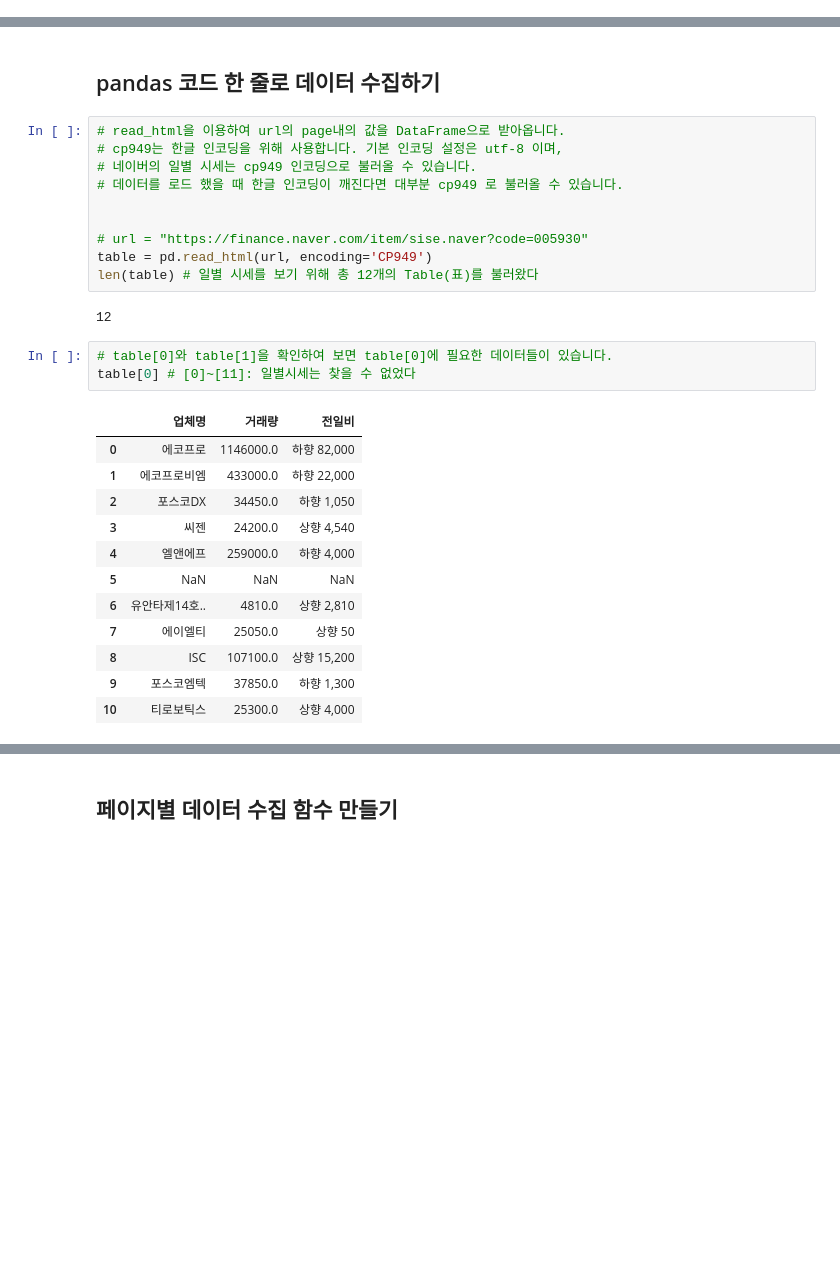
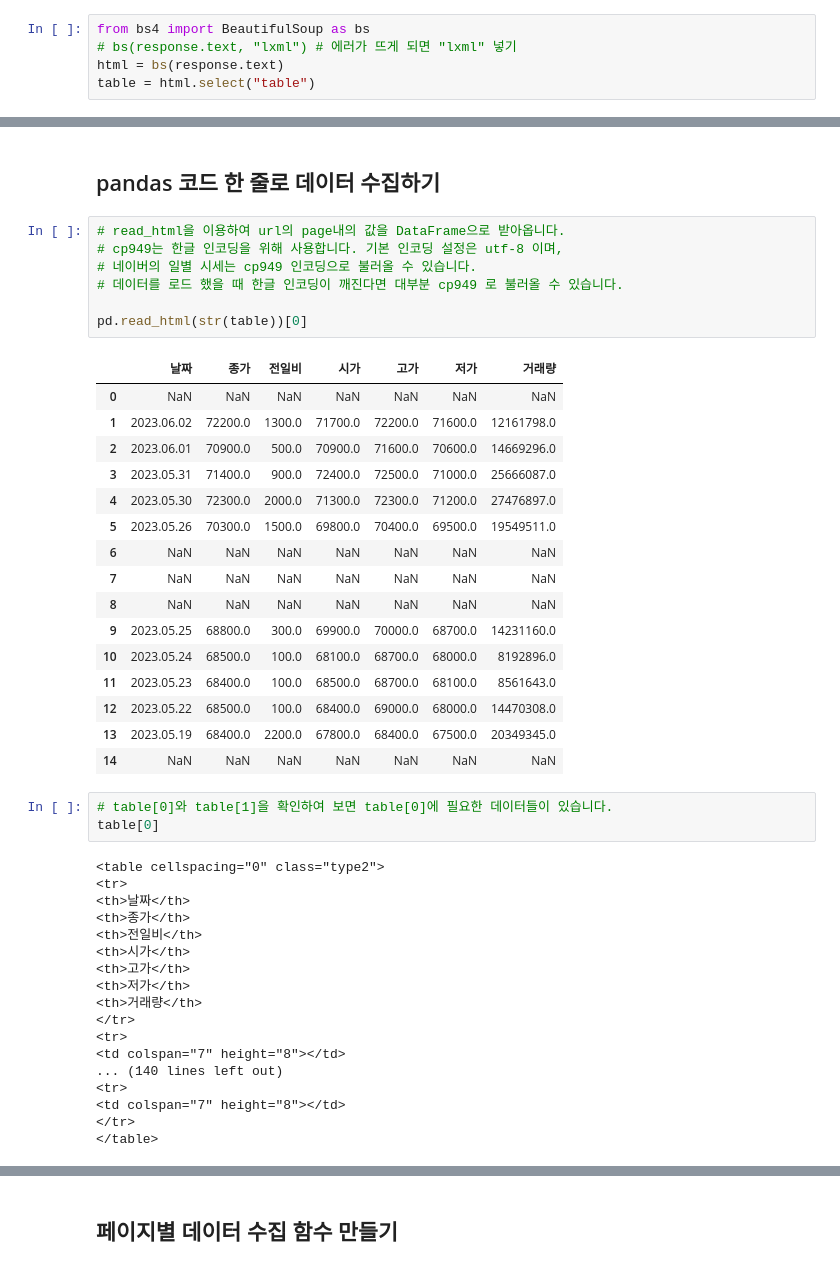
Before and after one commit to jamjamzo/finance-data-analysis, a Jupyter notebook: 3.3 네이버금융 개별종목 수집-input.ipynb, the cells around one changed output, grey strips where cells are left out. Cells and saved outputs as stored; diff of their text form; blank space fills up the shorter version.

```diff
--- a/3.3 네이버금융 개별종목 수집-input.ipynb
+++ b/3.3 네이버금융 개별종목 수집-input.ipynb
@@ -73,3 +94,8 @@ response.text
 ## BeautifulSoup 을 통한 table 태그 찾기
 
 * [Beautiful Soup Documentation — Beautiful Soup 4.9.0 documentation](https://www.crummy.com/software/BeautifulSoup/bs4/doc/)
+# %%
+from bs4 import BeautifulSoup as bs
+# bs(response.text, "lxml") # 에러가 뜨게 되면 "lxml" 넣기
+html = bs(response.text)
+table = html.select("table")
@@ -78,30 +124,47 @@ response.text
 # %%
 # read_html을 이용하여 url의 page내의 값을 DataFrame으로 받아옵니다.
 # cp949는 한글 인코딩을 위해 사용합니다. 기본 인코딩 설정은 utf-8 이며,
 # 네이버의 일별 시세는 cp949 인코딩으로 불러올 수 있습니다.
 # 데이터를 로드 했을 때 한글 인코딩이 깨진다면 대부분 cp949 로 불러올 수 있습니다.
 
-
-# url = "https://finance.naver.com/item/sise.naver?code=005930"
-table = pd.read_html(url, encoding='CP949')
-len(table) # 일별 시세를 보기 위해 총 12개의 Table(표)를 불러왔다
+pd.read_html(str(table))[0]
 # %% [output]
-12
+|  | 날짜 | 종가 | 전일비 | 시가 | 고가 | 저가 | 거래량 |
+| 0 | NaN | NaN | NaN | NaN | NaN | NaN | NaN |
+| 1 | 2023.06.02 | 72200.0 | 1300.0 | 71700.0 | 72200.0 | 71600.0 | 12161798.0 |
+| 2 | 2023.06.01 | 70900.0 | 500.0 | 70900.0 | 71600.0 | 70600.0 | 14669296.0 |
+| 3 | 2023.05.31 | 71400.0 | 900.0 | 72400.0 | 72500.0 | 71000.0 | 25666087.0 |
+| 4 | 2023.05.30 | 72300.0 | 2000.0 | 71300.0 | 72300.0 | 71200.0 | 27476897.0 |
+| 5 | 2023.05.26 | 70300.0 | 1500.0 | 69800.0 | 70400.0 | 69500.0 | 19549511.0 |
+| 6 | NaN | NaN | NaN | NaN | NaN | NaN | NaN |
+| 7 | NaN | NaN | NaN | NaN | NaN | NaN | NaN |
+| 8 | NaN | NaN | NaN | NaN | NaN | NaN | NaN |
+| 9 | 2023.05.25 | 68800.0 | 300.0 | 69900.0 | 70000.0 | 68700.0 | 14231160.0 |
+| 10 | 2023.05.24 | 68500.0 | 100.0 | 68100.0 | 68700.0 | 68000.0 | 8192896.0 |
+| 11 | 2023.05.23 | 68400.0 | 100.0 | 68500.0 | 68700.0 | 68100.0 | 8561643.0 |
+| 12 | 2023.05.22 | 68500.0 | 100.0 | 68400.0 | 69000.0 | 68000.0 | 14470308.0 |
+| 13 | 2023.05.19 | 68400.0 | 2200.0 | 67800.0 | 68400.0 | 67500.0 | 20349345.0 |
+| 14 | NaN | NaN | NaN | NaN | NaN | NaN | NaN |
 # %%
 # table[0]와 table[1]을 확인하여 보면 table[0]에 필요한 데이터들이 있습니다.
-table[0] # [0]~[11]: 일별시세는 찾을 수 없었다
+table[0]
 # %% [output]
-|  | 업체명 | 거래량 | 전일비 |
-| 0 | 에코프로 | 1146000.0 | 하향 82,000 |
-| 1 | 에코프로비엠 | 433000.0 | 하향 22,000 |
-| 2 | 포스코DX | 34450.0 | 하향 1,050 |
-| 3 | 씨젠 | 24200.0 | 상향 4,540 |
-| 4 | 엘앤에프 | 259000.0 | 하향 4,000 |
-| 5 | NaN | NaN | NaN |
-| 6 | 유안타제14호.. | 4810.0 | 상향 2,810 |
-| 7 | 에이엘티 | 25050.0 | 상향 50 |
-| 8 | ISC | 107100.0 | 상향 15,200 |
-| 9 | 포스코엠텍 | 37850.0 | 하향 1,300 |
-| 10 | 티로보틱스 | 25300.0 | 상향 4,000 |
+<table cellspacing="0" class="type2">
+<tr>
+<th>날짜</th>
+<th>종가</th>
+<th>전일비</th>
+<th>시가</th>
+<th>고가</th>
+<th>저가</th>
+<th>거래량</th>
+</tr>
+<tr>
+<td colspan="7" height="8"></td>
+... (140 lines left out)
+<tr>
+<td colspan="7" height="8"></td>
+</tr>
+</table>
 # %%
 # dropna를 통해 결측치가 들어있는 row를 제거합니다.
```
Also changed, not shown: parts of 30 cells of this notebook, 2 other files.
